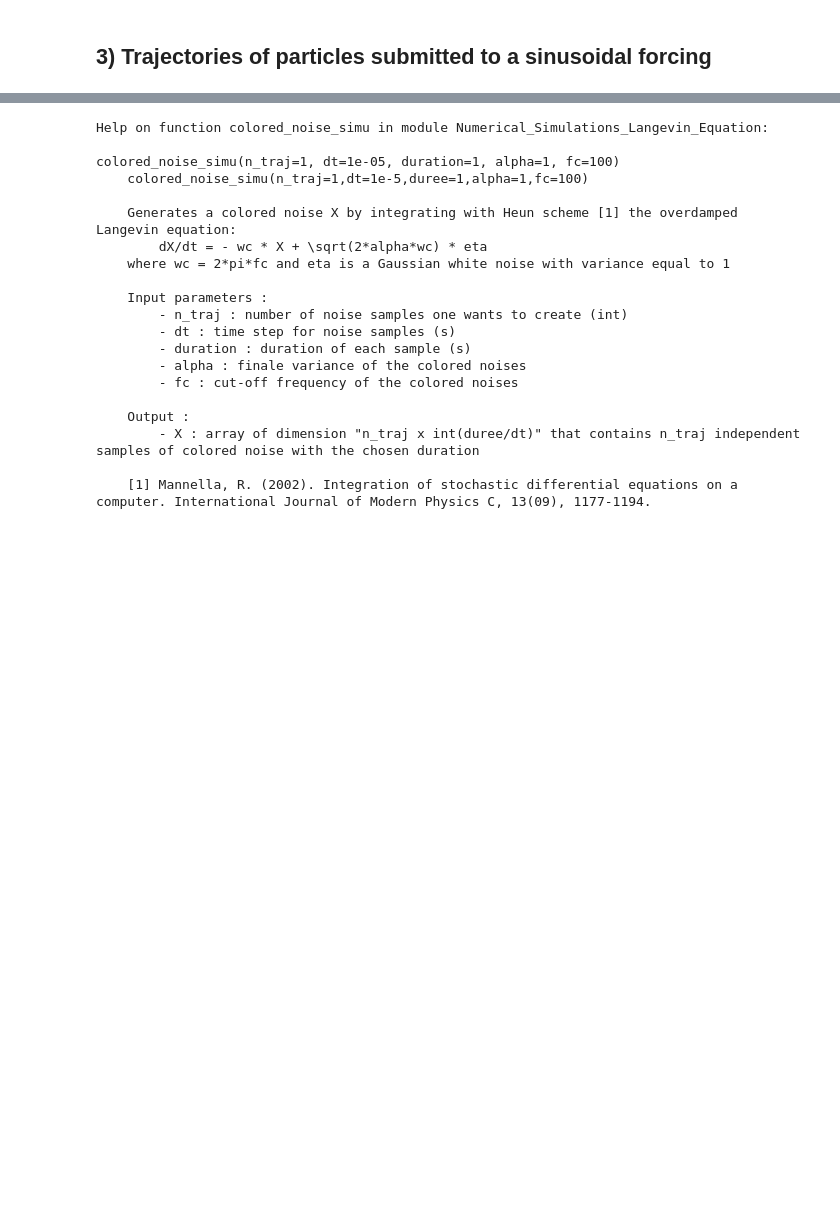
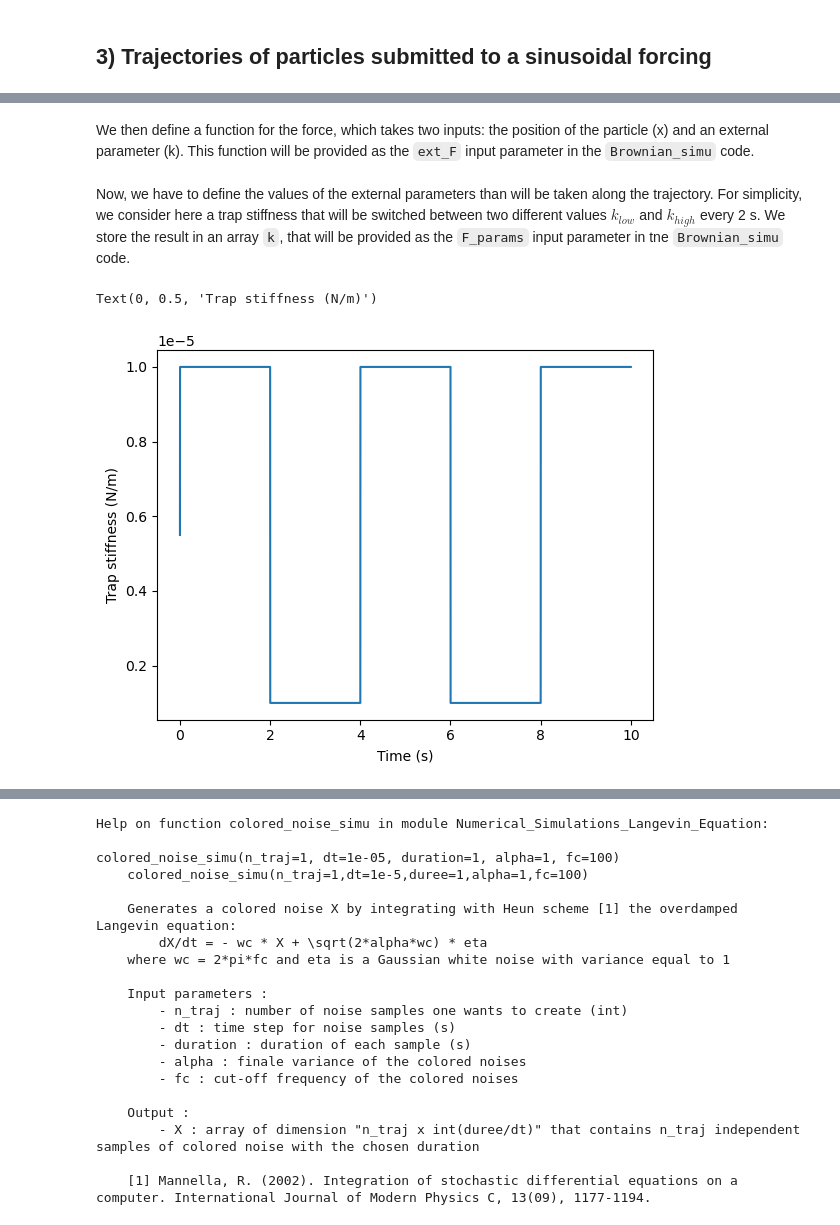
Before and after one commit to aberut/BrownianSimulation1D, a Jupyter notebook: Examples.ipynb, the cells around one changed output, grey strips where cells are left out. Saved outputs shown, nothing was run; the diff lists cells and outputs as text; code cells hidden in the pictures; blank space fills up the shorter version.

```diff
--- a/Examples.ipynb
+++ b/Examples.ipynb
@@ -174,0 +204,10 @@ traj_x,time = Brownian_simu(nb_part=nb,duration=t,dt=dt,r=radius,eta=viscosity,T
+# %%
+nb = 1 #number of particles
+radius = 1e-6 #m
+T = 298.5 #K (25°C)
+k_B = 1.380649e-23 #J/K (Boltzmann constant)
+viscosity = 1e-3 #Pa.s (viscosity of water)
+t = 10 #s (duration)
+dt= 1e-5 #s (numerical time step for the integration)
+# %% [markdown]
+We then define a function for the force, which takes two inputs: the position of the particle (x) and an external parameter (k). This function will be provided as the ``ext_F`` input parameter in the ``Brownian_simu`` code.
@@ -174,0 +218,20 @@ traj_x,time = Brownian_simu(nb_part=nb,duration=t,dt=dt,r=radius,eta=viscosity,T
+# %% [markdown]
+Now, we have to define the values of the external parameters than will be taken along the trajectory. For simplicity, we consider here a trap stiffness that will be switched between two different values $k_{low}$ and $k_{high}$ every 2 s. We store the result in an array ``k``, that will be provided as the ``F_params`` input parameter in tne ``Brownian_simu`` code.
+# %%
+k_low = 1e-6 #N/m
+k_high = 10e-6 #N/m
+
+freq=2 #Hz (oscillation frequency between k_low and k_high)
+
+nb_time_increment=int(np.round(t/dt)) #total number of time step that will be simulated
+time = dt * np.arange(nb_time_increment)
+
+k = ((k_high + k_low)*np.ones(nb_time_increment) + (k_high - k_low) * np.sign(np.sin(np.pi*time/freq)))/2
+
+plt.figure()
+plt.plot(time,k)
+plt.xlabel('Time (s)')
+plt.ylabel('Trap stiffness (N/m)')
+# %% [output]
+Text(0, 0.5, 'Trap stiffness (N/m)')
+[figure, added]
```
Also changed, not shown: parts of 25 cells of this notebook, 4 other files.
